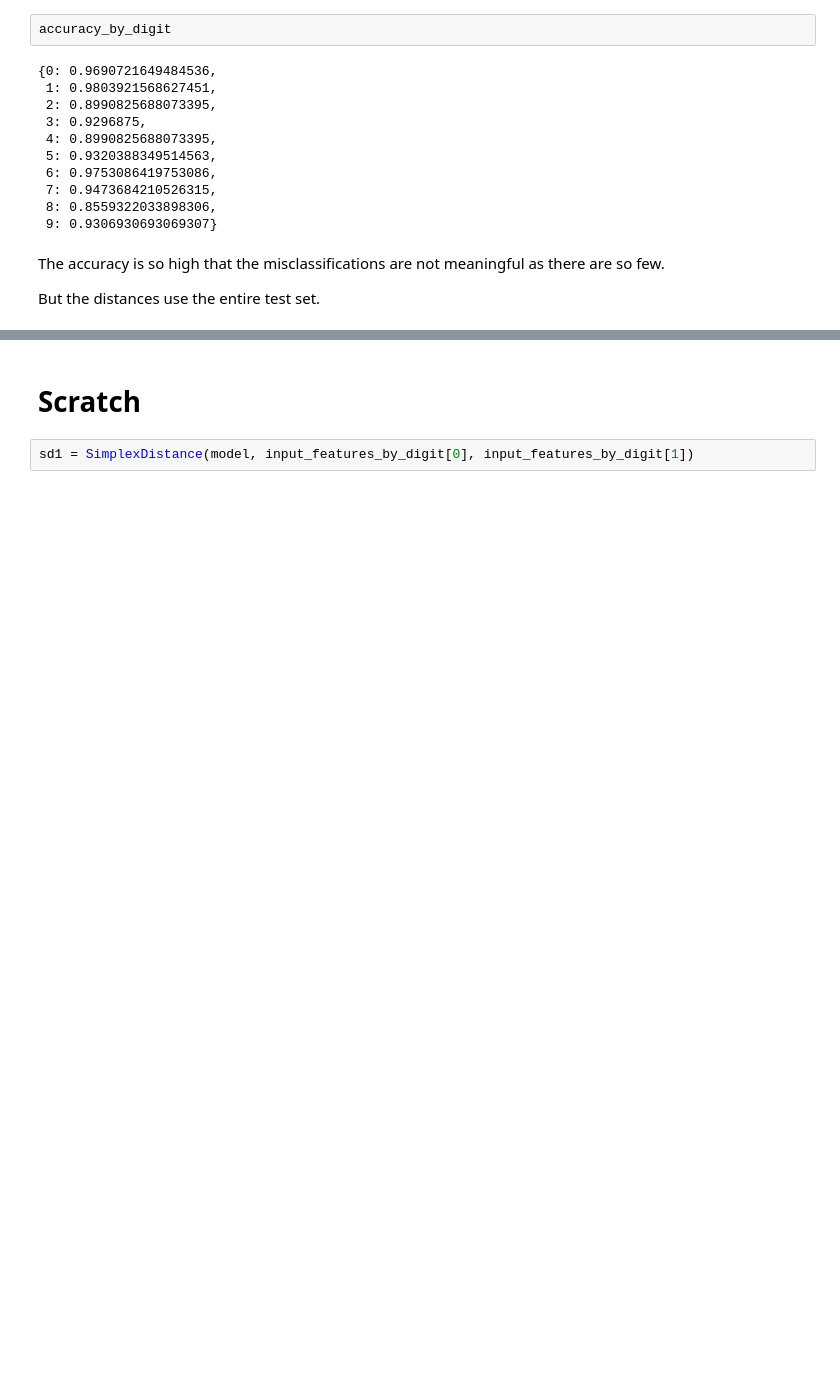
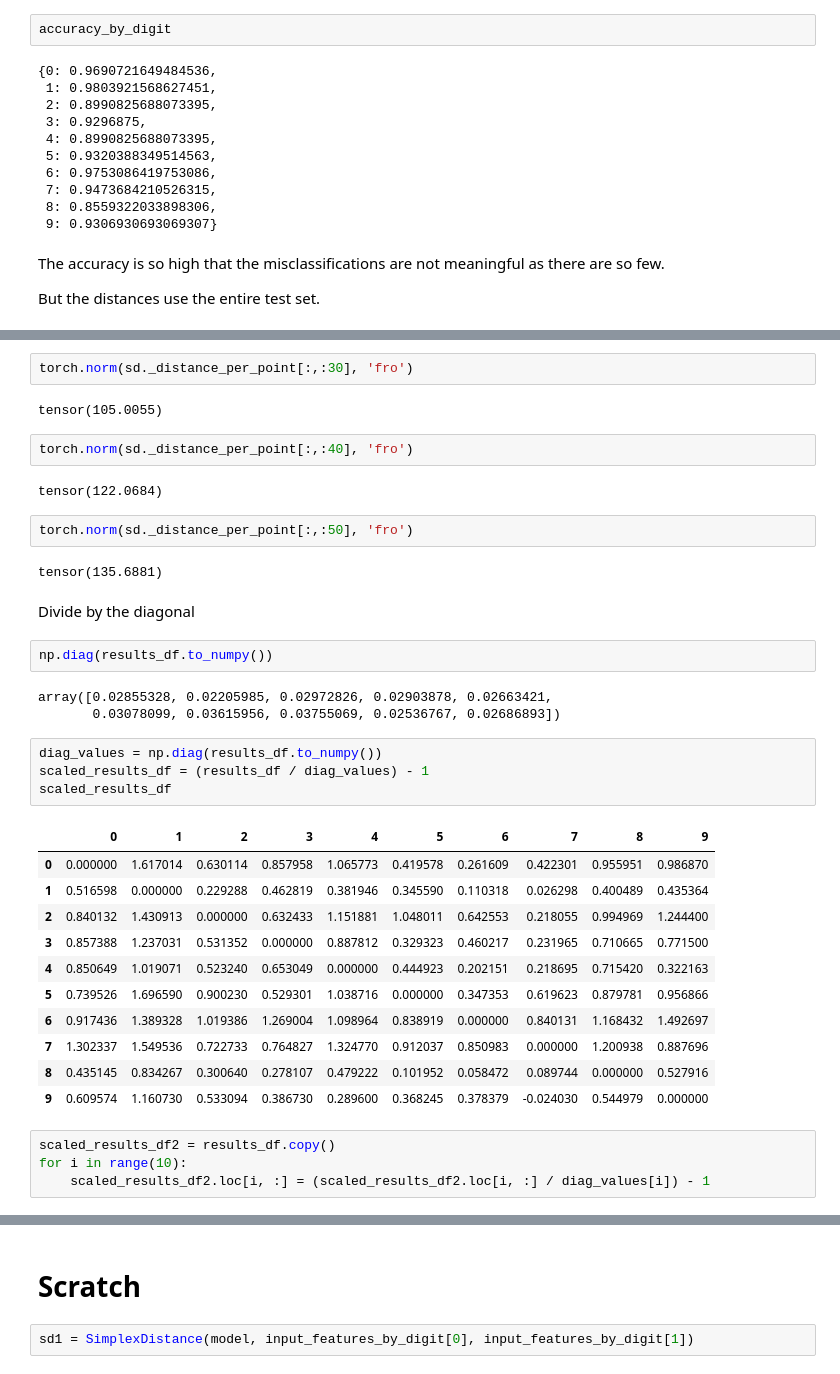
Before and after one commit to gjohl/xai, a Jupyter notebook: notebooks/research/phd-55-digit-distances-initial-exploration.ipynb, the cells around one changed output, grey strips where cells are left out. Saved outputs shown, nothing was run; the diff lists cells and outputs as text; blank space fills up the shorter version.

Commit message:
Add pairwise distance notebooks

```diff
--- a/notebooks/research/phd-55-digit-distances-initial-exploration.ipynb
+++ b/notebooks/research/phd-55-digit-distances-initial-exploration.ipynb
@@ -409,0 +460,39 @@ But the distances use the entire test set.
+# %%
+torch.norm(sd._distance_per_point[:,:30], 'fro')
+# %% [output]
+tensor(105.0055)
+# %%
+torch.norm(sd._distance_per_point[:,:40], 'fro')
+# %% [output]
+tensor(122.0684)
+# %%
+torch.norm(sd._distance_per_point[:,:50], 'fro')
+# %% [output]
+tensor(135.6881)
+# %% [markdown]
+Divide by the diagonal
+# %%
+np.diag(results_df.to_numpy())
+# %% [output]
+array([0.02855328, 0.02205985, 0.02972826, 0.02903878, 0.02663421,
+       0.03078099, 0.03615956, 0.03755069, 0.02536767, 0.02686893])
+# %%
+diag_values = np.diag(results_df.to_numpy())
+scaled_results_df = (results_df / diag_values) - 1
+scaled_results_df
+# %% [output]
+|  | 0 | 1 | 2 | 3 | 4 | 5 | 6 | 7 | 8 | 9 |
+| 0 | 0.000000 | 1.617014 | 0.630114 | 0.857958 | 1.065773 | 0.419578 | 0.261609 | 0.422301 | 0.955951 | 0.986870 |
+| 1 | 0.516598 | 0.000000 | 0.229288 | 0.462819 | 0.381946 | 0.345590 | 0.110318 | 0.026298 | 0.400489 | 0.435364 |
+| 2 | 0.840132 | 1.430913 | 0.000000 | 0.632433 | 1.151881 | 1.048011 | 0.642553 | 0.218055 | 0.994969 | 1.244400 |
+| 3 | 0.857388 | 1.237031 | 0.531352 | 0.000000 | 0.887812 | 0.329323 | 0.460217 | 0.231965 | 0.710665 | 0.771500 |
+| 4 | 0.850649 | 1.019071 | 0.523240 | 0.653049 | 0.000000 | 0.444923 | 0.202151 | 0.218695 | 0.715420 | 0.322163 |
+| 5 | 0.739526 | 1.696590 | 0.900230 | 0.529301 | 1.038716 | 0.000000 | 0.347353 | 0.619623 | 0.879781 | 0.956866 |
+| 6 | 0.917436 | 1.389328 | 1.019386 | 1.269004 | 1.098964 | 0.838919 | 0.000000 | 0.840131 | 1.168432 | 1.492697 |
+| 7 | 1.302337 | 1.549536 | 0.722733 | 0.764827 | 1.324770 | 0.912037 | 0.850983 | 0.000000 | 1.200938 | 0.887696 |
+| 8 | 0.435145 | 0.834267 | 0.300640 | 0.278107 | 0.479222 | 0.101952 | 0.058472 | 0.089744 | 0.000000 | 0.527916 |
+| 9 | 0.609574 | 1.160730 | 0.533094 | 0.386730 | 0.289600 | 0.368245 | 0.378379 | -0.024030 | 0.544979 | 0.000000 |
+# %%
+scaled_results_df2 = results_df.copy()
+for i in range(10):
+    scaled_results_df2.loc[i, :] = (scaled_results_df2.loc[i, :] / diag_values[i]) - 1
```
Also changed, not shown: parts of 25 cells of this notebook, 3 other files.
